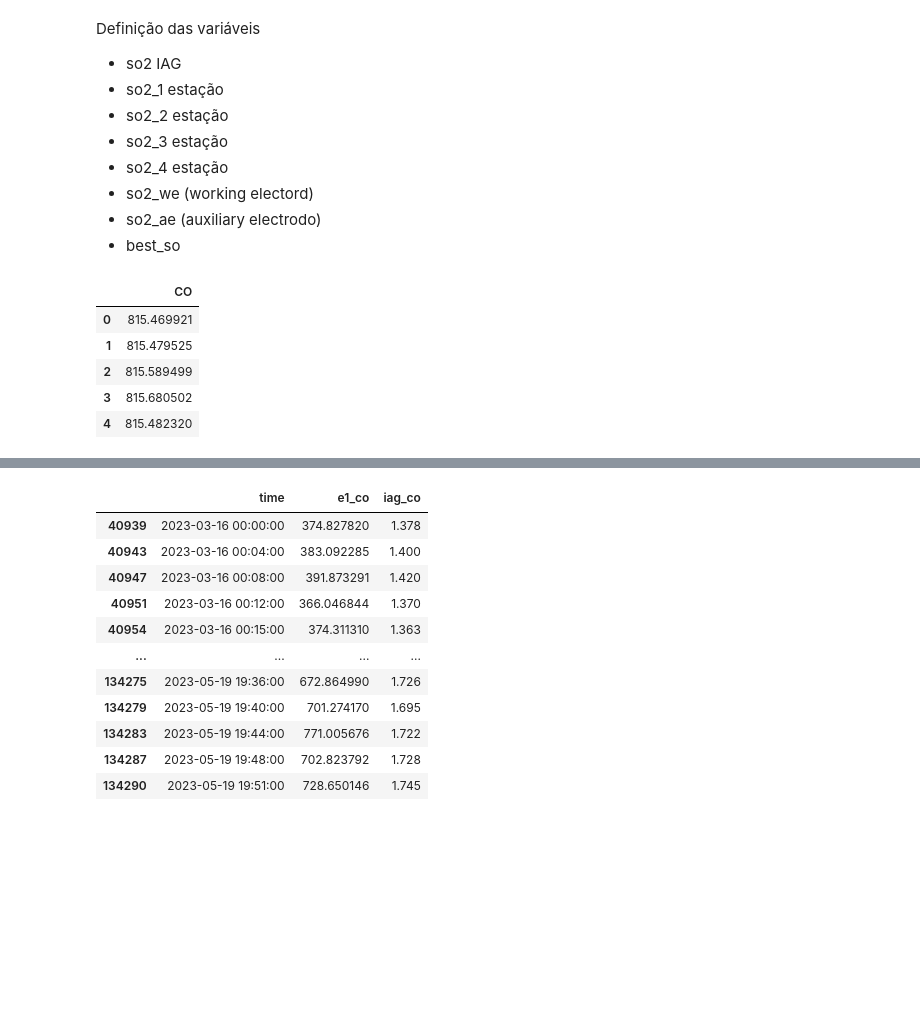
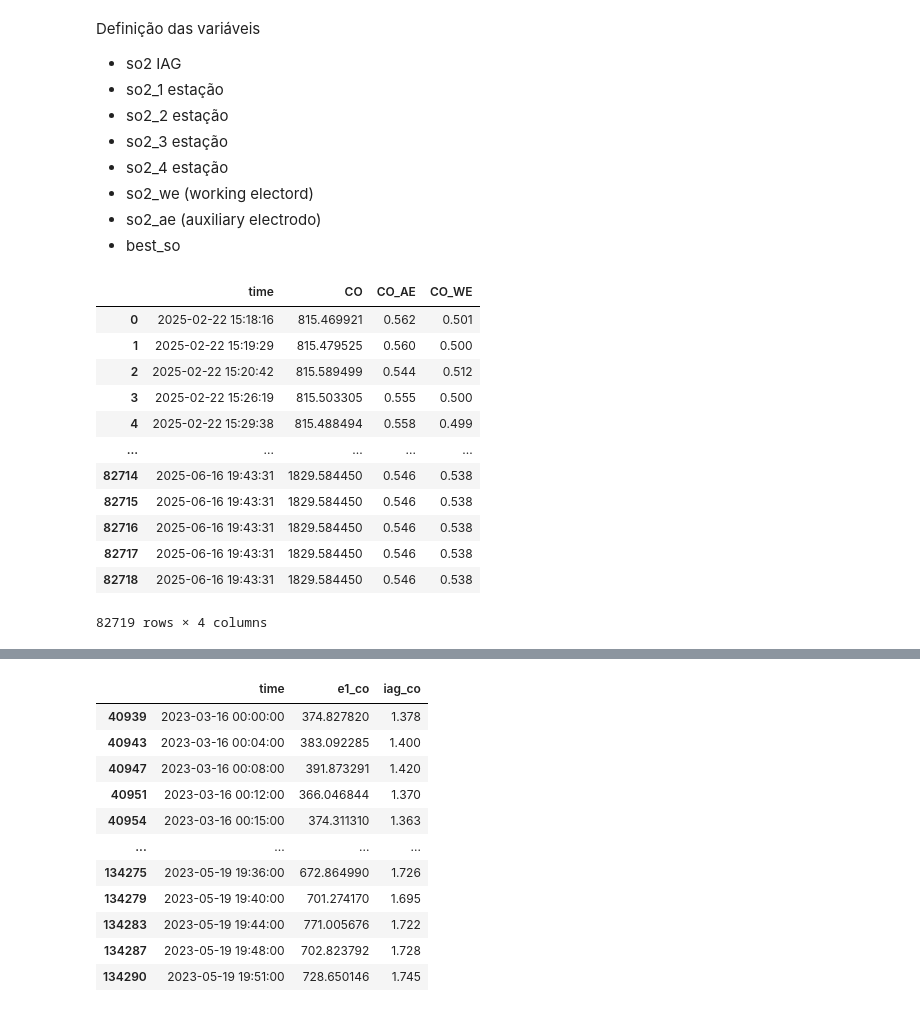
Before and after one commit to pedromujica1/aqm-dataset, a Jupyter notebook: estacao-grafana/Árvore_de_Regressão_e_Random_Forest.ipynb, the cells around one changed output, grey strips where cells are left out. Saved outputs shown, nothing was run; the diff lists cells and outputs as text; code cells hidden in the pictures; blank space fills up the shorter version.

```diff
--- a/estacao-grafana/Árvore_de_Regressão_e_Random_Forest.ipynb
+++ b/estacao-grafana/Árvore_de_Regressão_e_Random_Forest.ipynb
@@ -40,20 +47,48 @@ Definição das variáveis
 - so2_we (working electord)
 - so2_ae (auxiliary electrodo)
 - best_so
-# %%
-#Leitura da base de dados da estação grafana com os dados de CO
-df = pd.read_csv('Best_CO-data_06-25.csv')
-#df1 = pd.read_csv('Best_NO2_06-25.csv')
-#df2 = pd.read_csv('Best_SO2-data_06-25.csv')
-df = df.drop(columns = ['time'])
-df.head()
-# %% [output]
-|  | CO |
-| 0 | 815.469921 |
-| 1 | 815.479525 |
-| 2 | 815.589499 |
-| 3 | 815.680502 |
-| 4 | 815.482320 |
+# %%
+#Leitura da base de dados da estação grafana com os dados de CO
+df_bestCO = pd.read_csv('best-co.csv')
+df_ae = pd.read_csv("co_ae.csv")
+df_we = pd.read_csv("co_we.csv")
+
+#Conversão do timestamp em milissegundos para datetime
+df_bestCO['time'] = pd.to_datetime(df_bestCO['time'], unit='ms')
+
+#padronizando time nas tabelas
+df_bestCO['time'] = pd.to_datetime(df_bestCO['time'], unit='ms').dt.round('1s')
+df_ae['time'] = pd.to_datetime(df_ae['time']).dt.round('1s')
+df_we['time'] = pd.to_datetime(df_we['time']).dt.round('1s')
+
+#Limpeza das colunas de AE e WE (remover " ppb" e converter para float)
+df_ae['CO_AE'] = df_ae['CO_AE'].str.replace(' ppb', '', regex=False).astype(float)
+df_we['CO_WE'] = df_we['CO_WE'].str.replace(' ppb', '', regex=False).astype(float)
+
+#Mesclagem com base na coluna 'time'
+df = df_bestCO.merge(df_ae, on='time', how='inner') \
+              .merge(df_we, on='time', how='inner')
+
+
+#df_co.head()
+df.dropna()
+df
+
+#ALPHASENSE. Designing a potentiostatic circuit. 2022. Disponível em: <https://www.alphasense.com/wp-content/uploads/2022/10/AAN\_105-03\_App-Note\_V0.pdf>.Citado na página 23
+# %% [output]
+|  | time | CO | CO_AE | CO_WE |
+| 0 | 2025-02-22 15:18:16 | 815.469921 | 0.562 | 0.501 |
+| 1 | 2025-02-22 15:19:29 | 815.479525 | 0.560 | 0.500 |
+| 2 | 2025-02-22 15:20:42 | 815.589499 | 0.544 | 0.512 |
+| 3 | 2025-02-22 15:26:19 | 815.503305 | 0.555 | 0.500 |
+| 4 | 2025-02-22 15:29:38 | 815.488494 | 0.558 | 0.499 |
+| ... | ... | ... | ... | ... |
+| 82714 | 2025-06-16 19:43:31 | 1829.584450 | 0.546 | 0.538 |
+| 82715 | 2025-06-16 19:43:31 | 1829.584450 | 0.546 | 0.538 |
+| 82716 | 2025-06-16 19:43:31 | 1829.584450 | 0.546 | 0.538 |
+| 82717 | 2025-06-16 19:43:31 | 1829.584450 | 0.546 | 0.538 |
+| 82718 | 2025-06-16 19:43:31 | 1829.584450 | 0.546 | 0.538 |
+82719 rows × 4 columns
 # %%
 #Leitura da base de dados da estação IAG de São Paulo
 #print(aqm.shape)
```
Also changed, not shown: parts of 18 cells of this notebook, 9 other files.
